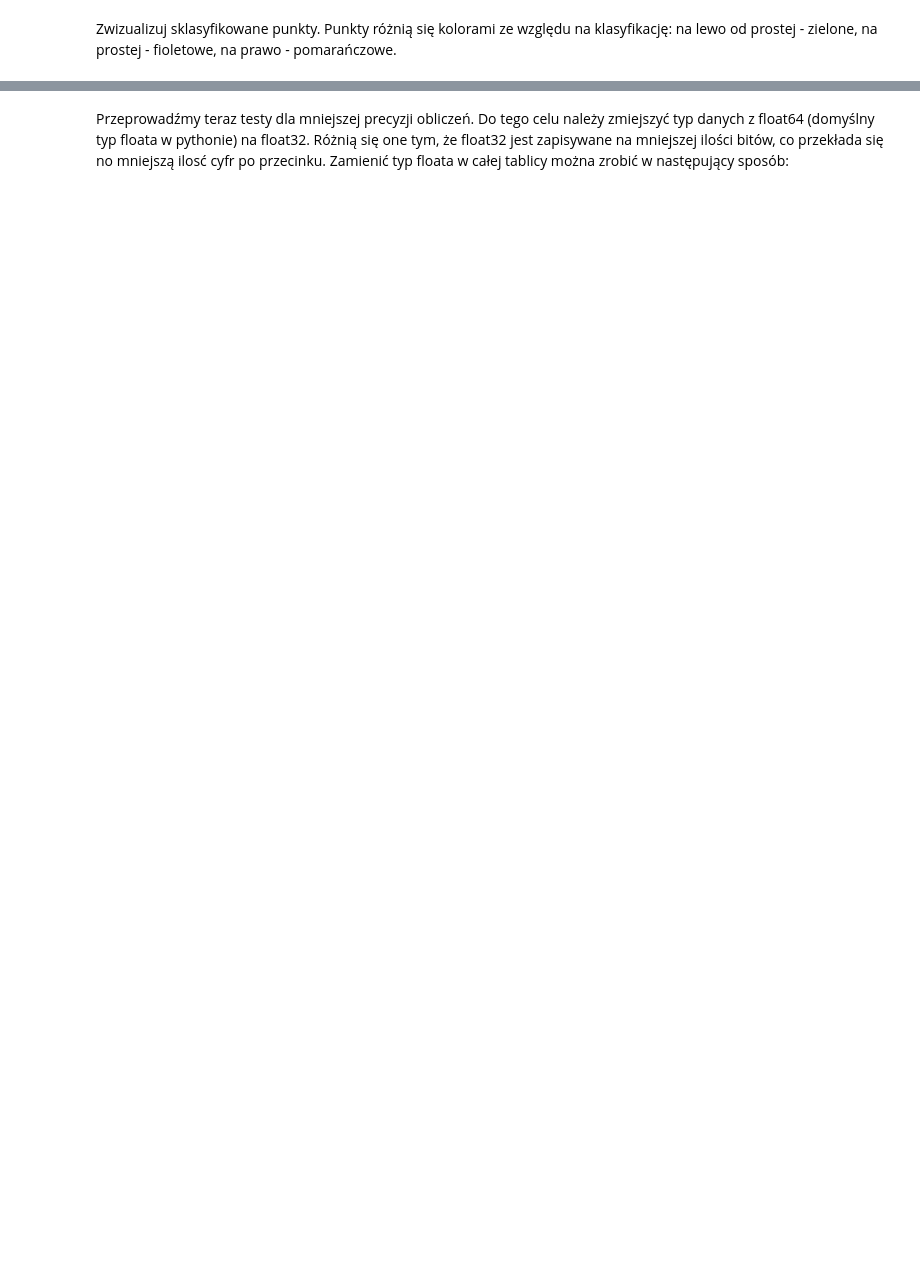
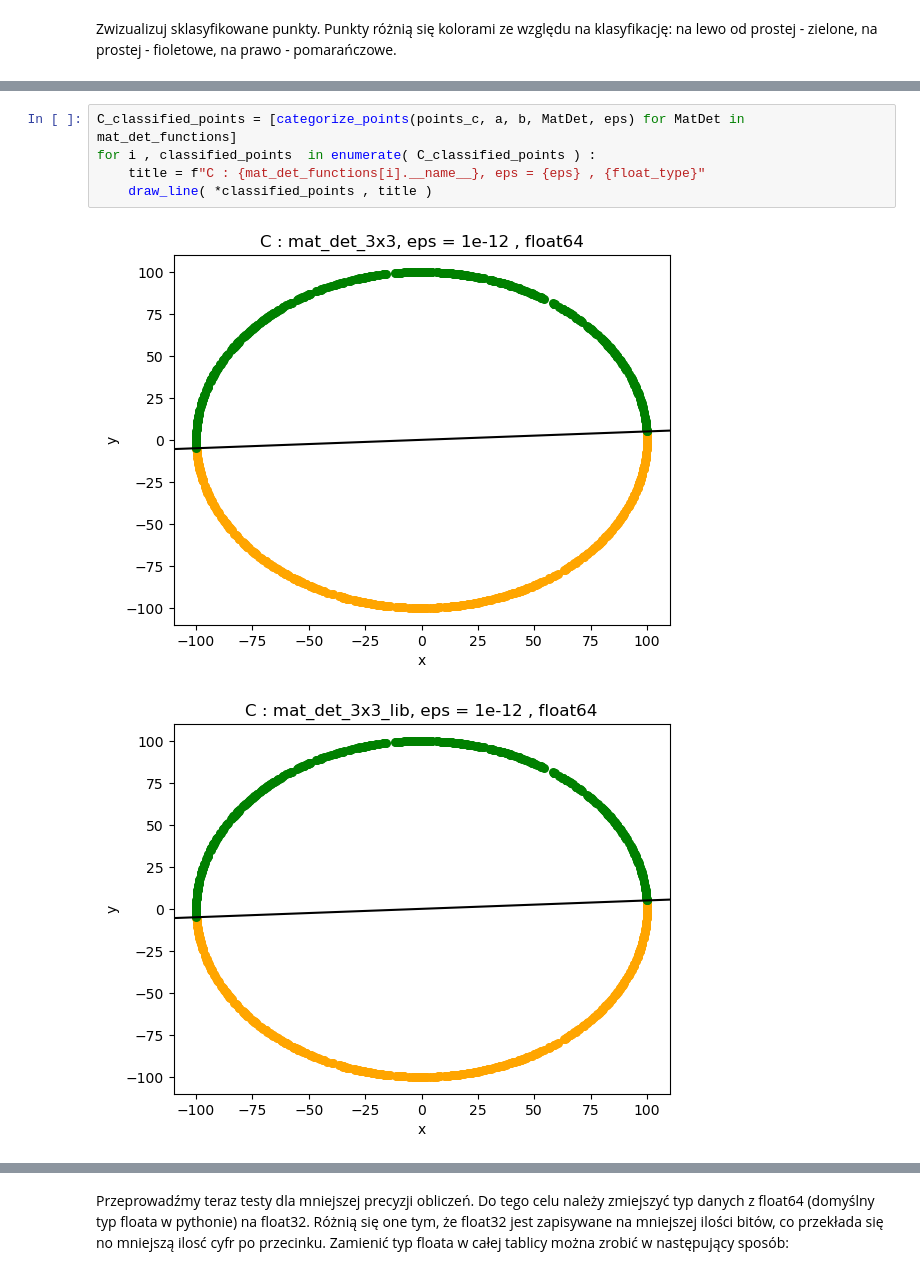
Before and after one commit to WGabrielCode/Geometric-Algorithms, a Jupyter notebook: labs/lab1/main.ipynb, the cells around one changed output, grey strips where cells are left out. Saved outputs shown, nothing was run; the diff lists cells and outputs as text; blank space fills up the shorter version.

```diff
--- a/labs/lab1/main.ipynb
+++ b/labs/lab1/main.ipynb
@@ -273,0 +342,8 @@ draw_line(classified_points_d_left, classified_points_d_mid, classified_points_d
+# %%
+C_classified_points = [categorize_points(points_c, a, b, MatDet, eps) for MatDet in mat_det_functions]
+for i , classified_points  in enumerate( C_classified_points ) :
+    title = f"C : {mat_det_functions[i].__name__}, eps = {eps} , {float_type}"
+    draw_line( *classified_points , title )
+# %% [output]
+[figure, added]
+[figure, added]
```
Also changed, not shown: parts of 43 cells of this notebook, 1 other file.
